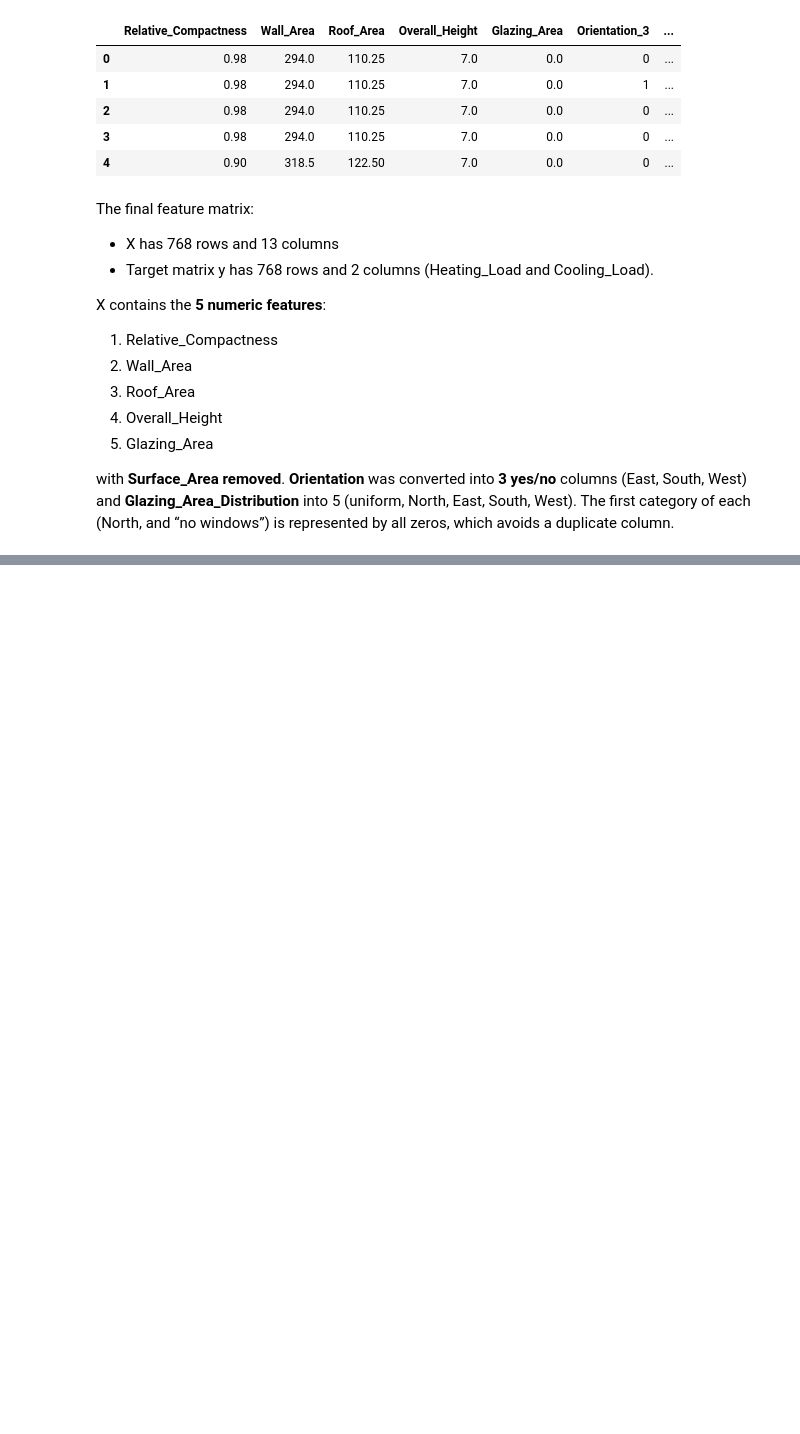
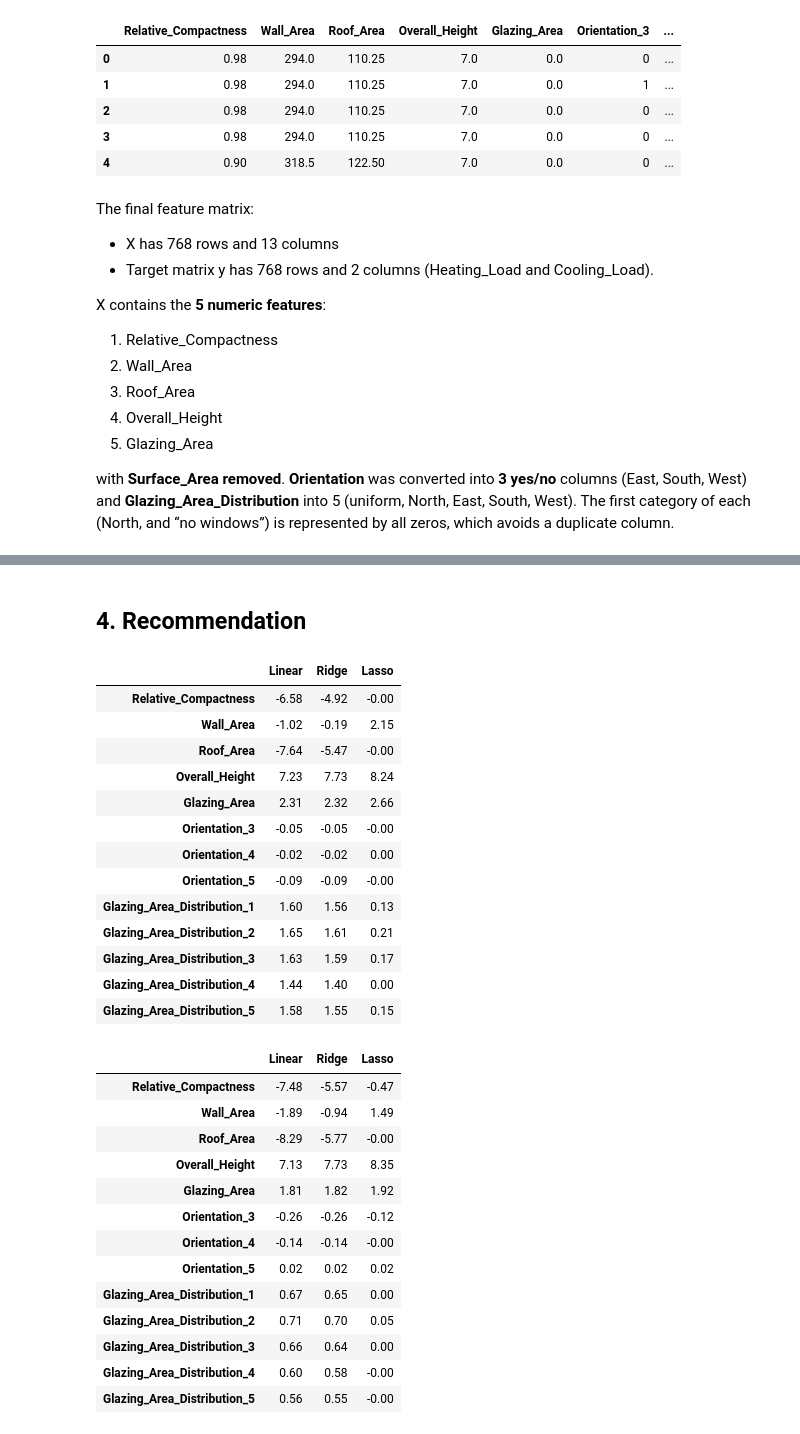
Before and after one commit to iemkhizer/energy-efficiency-regression, a Jupyter notebook: DS25-AS2-ID.ipynb, the cells around one changed output, grey strips where cells are left out. Drawn from its saved outputs; the diff is of its cells as text; code cells hidden in the pictures; blank space fills up the shorter version.

```diff
--- a/DS25-AS2-ID.ipynb
+++ b/DS25-AS2-ID.ipynb
@@ -420,0 +441,5 @@ with **Surface_Area removed**. **Orientation** was converted into **3 yes/no** c
+# %%
+from sklearn.model_selection import train_test_split
+
+X_train, X_test, y_train, y_test = train_test_split(X, y, test_size=0.2, random_state=42)
+X_train.shape, X_test.shape, y_train.shape, y_test.shape
@@ -420,0 +797,47 @@ with **Surface_Area removed**. **Orientation** was converted into **3 yes/no** c
+# %% [markdown]
+## 4. Recommendation
+# %%
+coef_heat = pd.DataFrame({
+    "Linear": lr.coef_[0],
+    "Ridge":  ridge.coef_[0],
+    "Lasso":  lasso.coef_[0],
+}, index=X_train_scaled.columns)
+
+display(coef_heat.round(2))
+
+coef_cool = pd.DataFrame({
+    "Linear": lr.coef_[1],
+    "Ridge":  ridge.coef_[1],
+    "Lasso":  lasso.coef_[1],
+}, index=X_train_scaled.columns)
+
+display(coef_cool.round(2))
+# %% [output]
+|  | Linear | Ridge | Lasso |
+| Relative_Compactness | -6.58 | -4.92 | -0.00 |
+| Wall_Area | -1.02 | -0.19 | 2.15 |
+| Roof_Area | -7.64 | -5.47 | -0.00 |
+| Overall_Height | 7.23 | 7.73 | 8.24 |
+| Glazing_Area | 2.31 | 2.32 | 2.66 |
+| Orientation_3 | -0.05 | -0.05 | -0.00 |
+| Orientation_4 | -0.02 | -0.02 | 0.00 |
+| Orientation_5 | -0.09 | -0.09 | -0.00 |
+| Glazing_Area_Distribution_1 | 1.60 | 1.56 | 0.13 |
+| Glazing_Area_Distribution_2 | 1.65 | 1.61 | 0.21 |
+| Glazing_Area_Distribution_3 | 1.63 | 1.59 | 0.17 |
+| Glazing_Area_Distribution_4 | 1.44 | 1.40 | 0.00 |
+| Glazing_Area_Distribution_5 | 1.58 | 1.55 | 0.15 |
+|  | Linear | Ridge | Lasso |
+| Relative_Compactness | -7.48 | -5.57 | -0.47 |
+| Wall_Area | -1.89 | -0.94 | 1.49 |
+| Roof_Area | -8.29 | -5.77 | -0.00 |
+| Overall_Height | 7.13 | 7.73 | 8.35 |
+| Glazing_Area | 1.81 | 1.82 | 1.92 |
+| Orientation_3 | -0.26 | -0.26 | -0.12 |
+| Orientation_4 | -0.14 | -0.14 | -0.00 |
+| Orientation_5 | 0.02 | 0.02 | 0.02 |
+| Glazing_Area_Distribution_1 | 0.67 | 0.65 | 0.00 |
+| Glazing_Area_Distribution_2 | 0.71 | 0.70 | 0.05 |
+| Glazing_Area_Distribution_3 | 0.66 | 0.64 | 0.00 |
+| Glazing_Area_Distribution_4 | 0.60 | 0.58 | -0.00 |
+| Glazing_Area_Distribution_5 | 0.56 | 0.55 | -0.00 |
```
Also changed, not shown: parts of 41 cells of this notebook, 1 other file.
